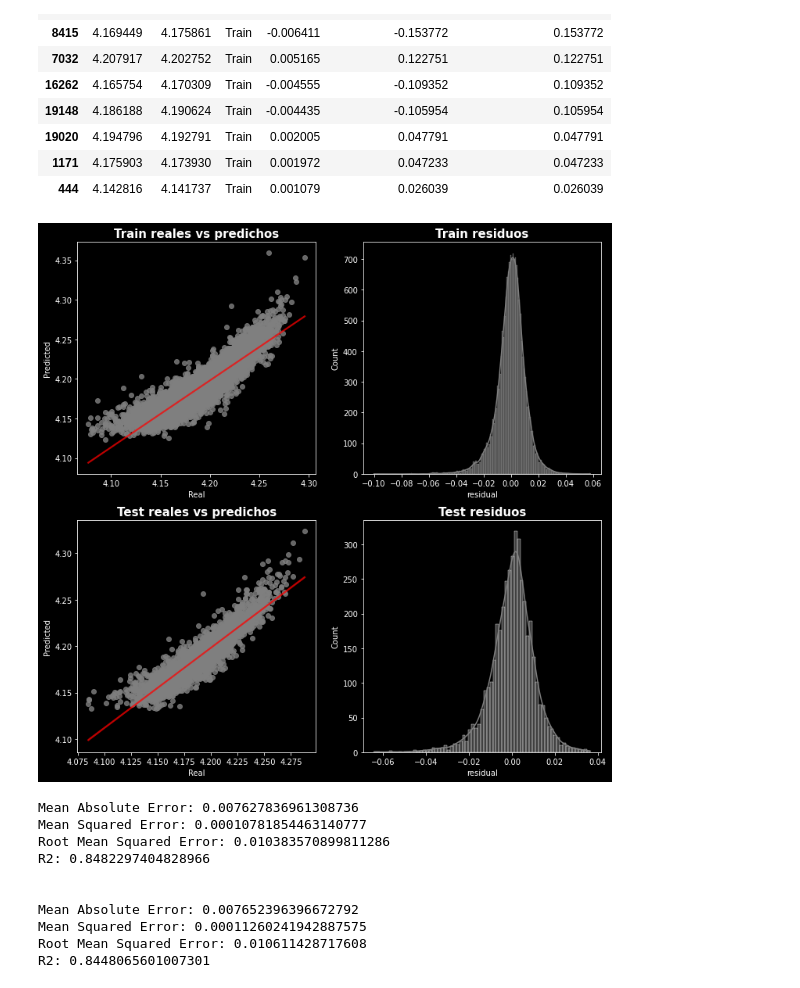
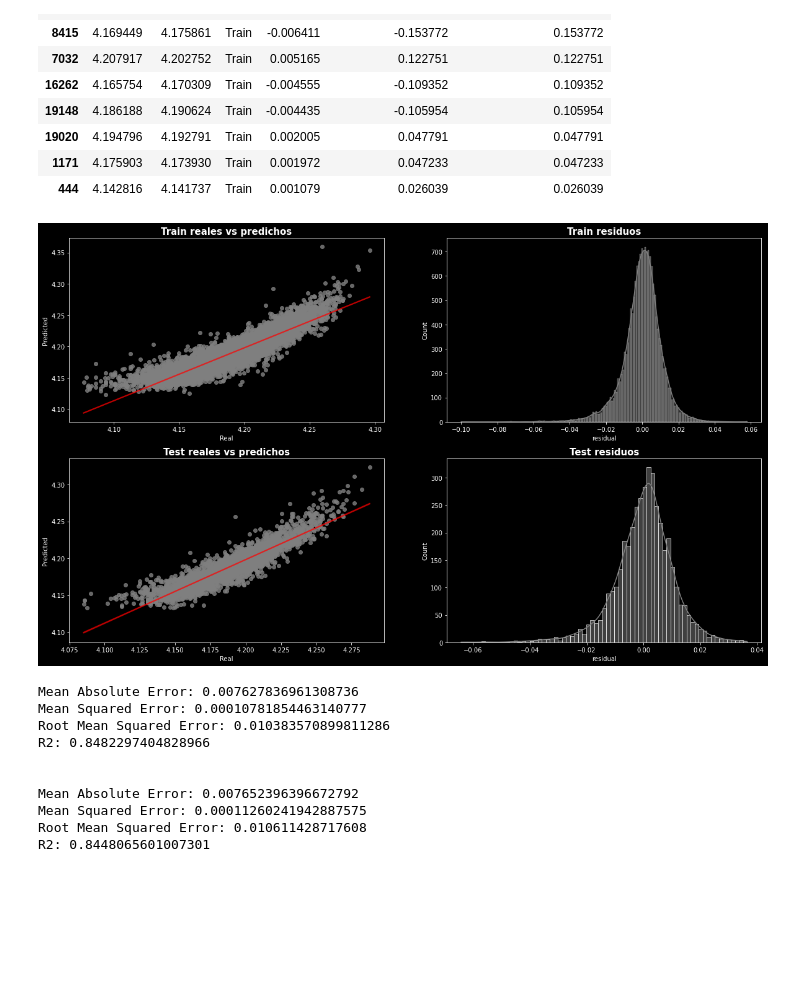
Before and after one commit to ferseguias/linear_regression_washington, a Jupyter notebook: lr_washington_houses.ipynb, the cells around one changed output. Cells and saved outputs as stored; diff of their text form; code cells hidden in the pictures; blank space fills up the shorter version.

```diff
--- a/lr_washington_houses.ipynb
+++ b/lr_washington_houses.ipynb
@@ -231,7 +268,7 @@ df['zipcode'].value_counts().plot.barh()
 
 fig.tight_layout()
 plt.show();
-#df.drop(["zipcode"], axis = 1, inplace = True)
+df.drop(["zipcode"], axis = 1, inplace = True)
 df.sample(2)
 # %% [output]
 [figure]
@@ -241,6 +278,6 @@ df.sample(2)
 # %%
 #reparto de datos en train y test
-X = df.drop(["price_BOXCOX", "zipcode"], axis = 1)
+X = df.drop(["price_BOXCOX"], axis = 1)
 y = df['price_BOXCOX']
 
 X_train, X_test, y_train, y_test = train_test_split(X, y, train_size   = 0.8, random_state = 42)
@@ -360,7 +354,7 @@ results.head(10).sort_values(by = 'residual_porcentual_abs', ascending = False)
 | 444 | 4.142816 | 4.141737 | Train | 0.001079 | 0.026039 | 0.026039 |
 # %%
 #plotteamos train y test (reales vs predichos) + residuos
-fig, ax = plt.subplots(2,2,figsize=(12,12))
+fig, ax = plt.subplots(2,2,figsize=(20,12))
 
 # ploteamos los reales vs los predichos
 sns.regplot(data = results[results['Set'] == "Train"],
@@ -371,34 +365,34 @@ sns.regplot(data = results[results['Set'] == "Train"],
             line_kws = {"color": "red", "alpha": 0.7 })
 
 
 sns.regplot(data = results[results['Set'] == "Test"],
             x = "Real",
             y = "Predicted",
             color = "gray",
             line_kws = {"color": "red", "alpha": 0.7 },
             ax = ax[1,0])
 
 
 # ploteamos los residuos
 sns.histplot(results[results['Set'] == "Train"],
              x="residual",
              color ="grey",
              kde=True,
              ax = ax[0,1])
 
 
 sns.histplot(results[results['Set'] == "Test"],
              x="residual",
              color = "grey",
              kde=True,
              ax = ax[1,1])
 
 ax[0,0].set_title("Train reales vs predichos", fontsize = 15, fontweight = "bold")
 ax[0,1].set_title("Train residuos", fontsize = 15, fontweight = "bold")
 ax[1,0].set_title("Test reales vs predichos", fontsize = 15, fontweight = "bold")
 ax[1,1].set_title("Test residuos", fontsize = 15, fontweight = "bold");
 # %% [output]
-[figure, old version]
+[figure, new version]
 # %%
 #predicciones y metricas sklearn metrics
 print('Mean Absolute Error:', metrics.mean_absolute_error(y_test, y_pred_test))
```
Also changed, not shown: parts of 6 cells of this notebook.
